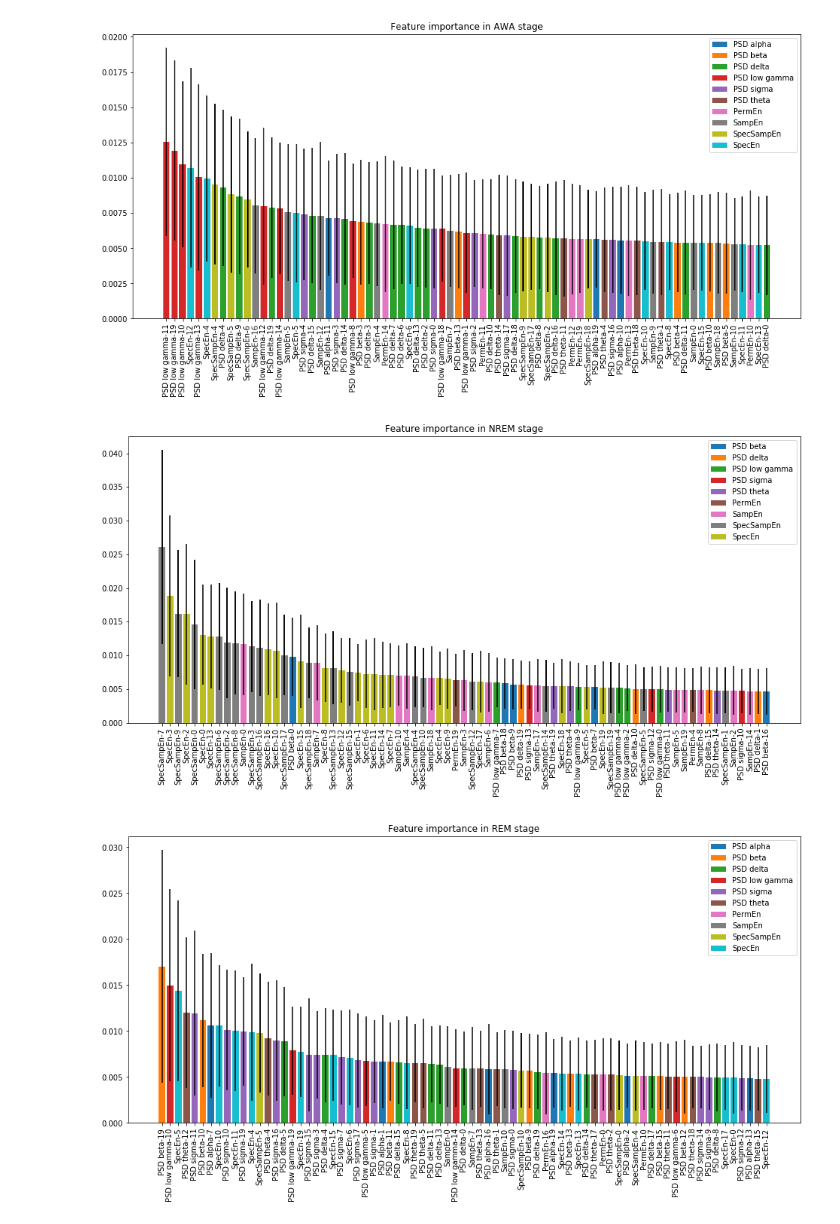
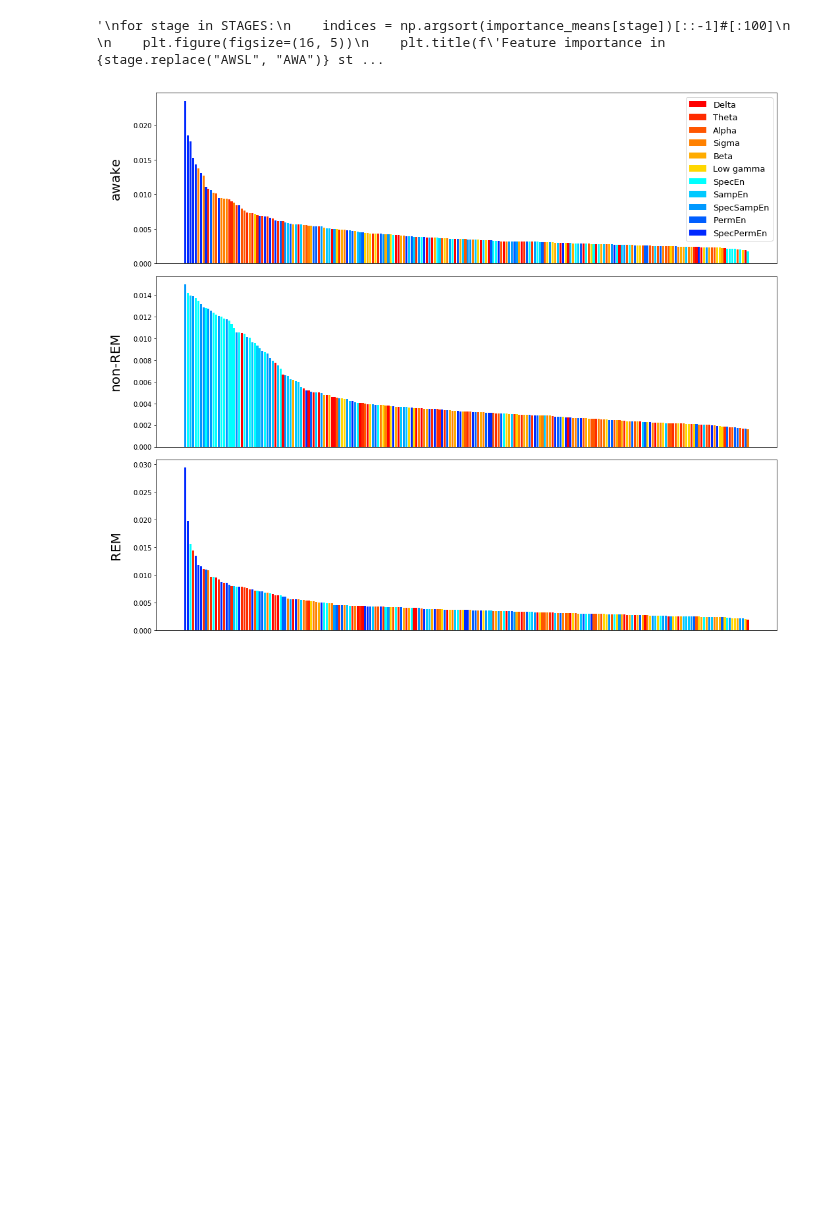
Before and after one commit to PhilippThoelke/caffeine-sleep, a Jupyter notebook: multiFeatureML/MultiFeatureRFFigures.ipynb, the cells around one changed output. Cells and saved outputs as stored; diff of their text form; code cells hidden in the pictures; blank space fills up the shorter version.

```diff
--- a/multiFeatureML/MultiFeatureRFFigures.ipynb
+++ b/multiFeatureML/MultiFeatureRFFigures.ipynb
@@ -58,22 +88,72 @@ plt.show()
 # %%
+'''
 for stage in STAGES:
-    indices = np.argsort(importance_means[stage])[::-1][:75]
+    indices = np.argsort(importance_means[stage])[::-1]#[:100]
 
-    plt.figure(figsize=(16, 7))
+    plt.figure(figsize=(16, 5))
     plt.title(f'Feature importance in {stage.replace("AWSL", "AWA")} stage')
 
-    feature_categories = np.unique([name.split('-')[0] for name in feature_names[stage]])
-    for category in feature_categories:
+    for category in FEATURES:
         mask = [category in name for name in feature_names[stage][indices]]
         if np.sum(mask) > 0:
-            plt.bar(np.arange(len(indices))[mask], importance_means[stage][indices][mask], yerr=importance_stds[stage][indices][mask], label=category.replace('Shan', '').replace('_', ' '))
+            #plt.bar(np.arange(len(indices))[mask], importance_means[stage][indices][mask], yerr=importance_stds[stage][indices][mask], label=category.replace('Shan', '').replace('_', ' '), color=feature_colors[category])
+            plt.bar(np.arange(len(indices))[mask], importance_means[stage][indices][mask], label=category.replace('Shan', '').replace('_', ' '), color=feature_colors[category])
 
-    plt.xticks(np.arange(len(indices)), [name.replace('_', ' ').replace('Shan', '') for name in feature_names[stage][indices]], rotation=90)
+    #plt.xticks(np.arange(len(indices)), [name.replace('_', ' ').replace('Shan', '') for name in feature_names[stage][indices]], rotation=90)
+    plt.xticks([])
     plt.legend()
     plt.savefig(os.path.join(FIGURE_PATH, f'randomForest{CAF_DOSE}', f'importance_bars_{stage}'), bbox_inches='tight', dpi=400)
     plt.show()
+'''
 # %% [output]
-[figure, removed]
-[figure, removed]
-[figure, removed]
+'\nfor stage in STAGES:\n    indices = np.argsort(importance_means[stage])[::-1]#[:100]\n    \n    plt.figure(figsize=(16, 5))\n    plt.title(f\'Feature importance in {stage.replace("AWSL", "AWA")} st ...
+# %%
+fontsize_big = 20
+fontsize_small = 13
+
+# create gridspec
+gs = gridspec.GridSpec(len(STAGES), 2, width_ratios=[0.065, 1], wspace=0, hspace=0.075)
+subplot_index = 0
+plt.figure(figsize=(18, 15))
+
+for stage in STAGES:
+    # add current stage annotation
+    plt.subplot(gs[subplot_index])
+    subplot_index += 1
+    plt.annotate(stage.replace('AWSL', 'awake').replace('NREM', 'non-REM'),
+                 xy=(0, 0.5),
+                 va='center',
+                 ha='center',
+                 fontsize=fontsize_big,
+                 rotation=90)
+    plt.axis('off')
+
+    plt.subplot(gs[subplot_index])
+    subplot_index += 1
+
+    # get sorted indices for the importances
+    indices = np.argsort(importance_means[stage])[::-1]
+
+    # plot bars for each feature
+    for category in FEATURES:
+        mask = [category in name for name in feature_names[stage][indices]]
+        if np.sum(mask) > 0:
+            name = category.replace('PSD_', '').replace('Shan', '')
+            if not name.endswith('En'):
+                name = name.capitalize()
+
+            # plot bars of current feature
+            plt.bar(np.arange(len(indices))[mask],
+                    importance_means[stage][indices][mask],
+                    label=name,
+                    color=feature_colors[category])
+
+    plt.xticks([])
+    if stage == STAGES[0]:
+        plt.legend(fontsize=fontsize_small)
+
+plt.savefig(os.path.join(FIGURE_PATH, f'randomForest{CAF_DOSE}', f'multiFeatureRF-bars'), bbox_inches='tight', dpi=400)
+plt.show()
+# %% [output]
+[figure, added]
 # %%
```
Also changed, not shown: parts of 7 cells of this notebook, 3 other files.
